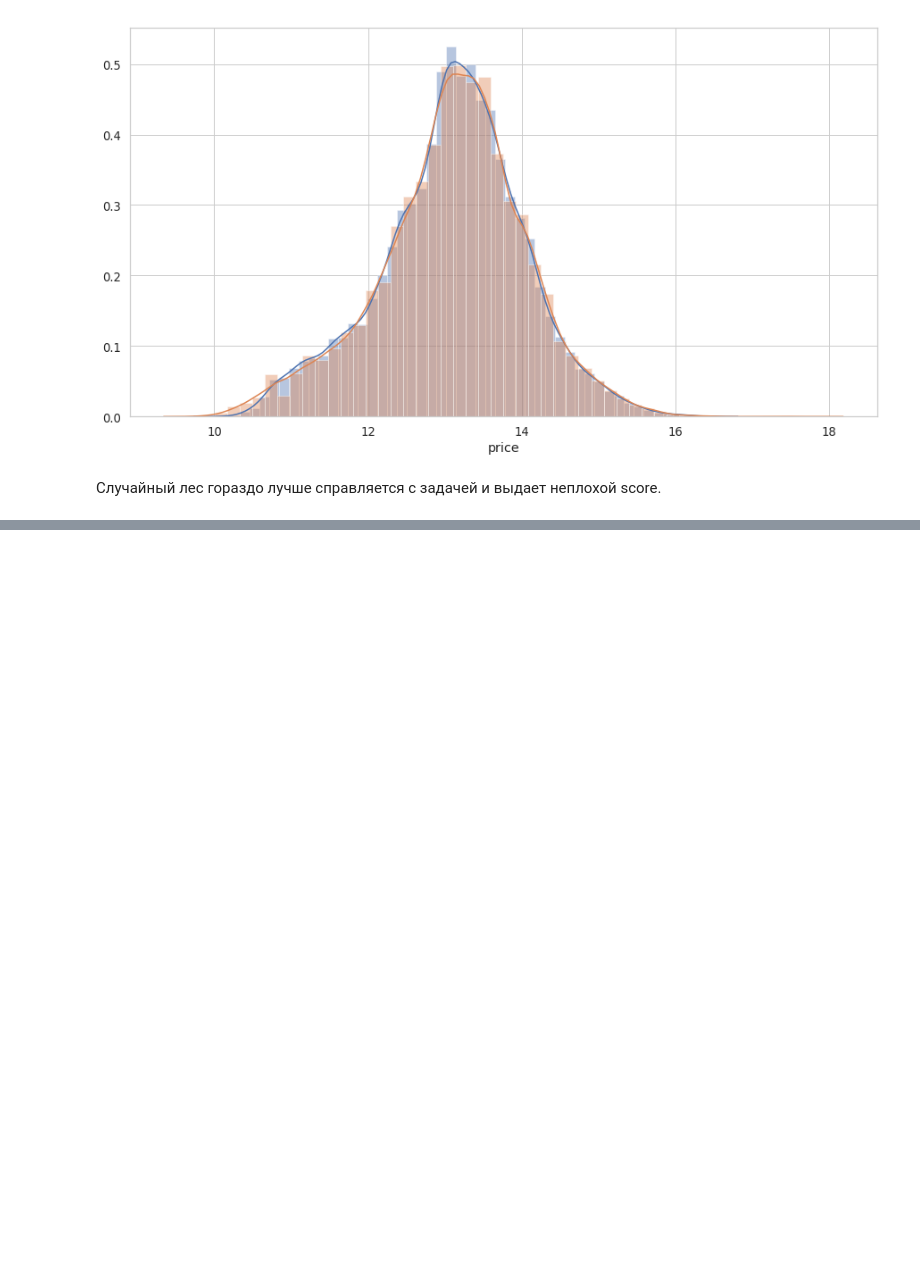
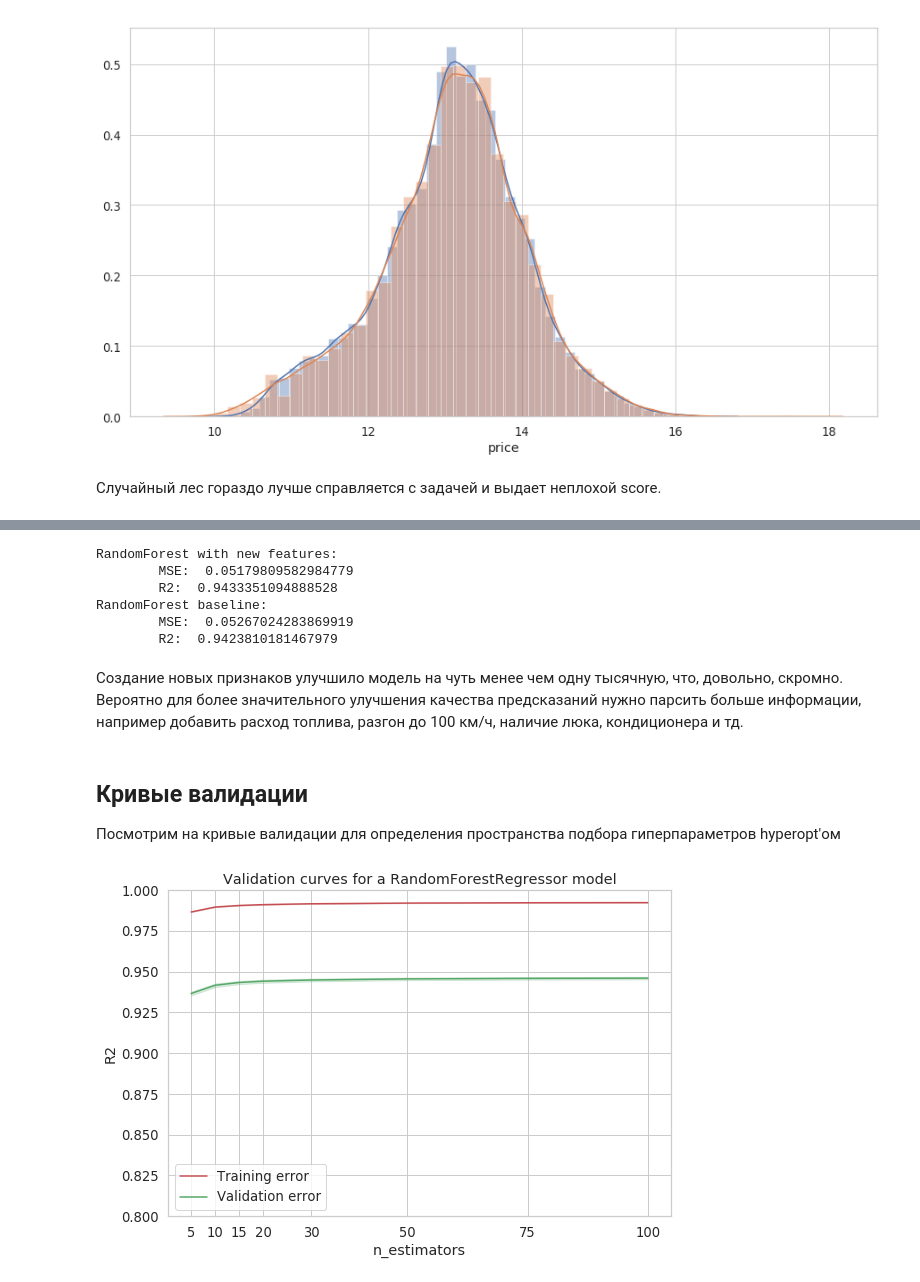
Before and after one commit to Curiosady/Learning-Projects, a Jupyter notebook: Auto.ru Car Price Prediction/main.ipynb, the cells around one changed output, grey strips where cells are left out. Saved outputs shown, nothing was run; the diff lists cells and outputs as text; code cells hidden in the pictures; blank space fills up the shorter version.

```diff
--- a/Auto.ru Car Price Prediction/main.ipynb
+++ b/Auto.ru Car Price Prediction/main.ipynb
@@ -510,0 +596,2 @@ sns.distplot(y_test);
+# %%
+X_new['tax_category'] = X_new['power'].apply(tax_categorizator)
@@ -510,0 +602,51 @@ sns.distplot(y_test);
+# %%
+X_new_train, X_new_test, y_train, y_test = train_test_split(X_new, y, test_size=0.3, \
+                                                            shuffle=True, random_state=RANDOM_SEED)
+# %%
+rf.fit(X_new_train, y_train);
+# %%
+y_preds_new_rf = rf.predict(X_new_test)
+print('RandomForest with new features:')
+print('\tMSE: ', mean_squared_error(y_test, y_preds_new_rf))
+print('\tR2: ', r2_score(y_test, y_preds_new_rf))
+print('RandomForest baseline:')
+print('\tMSE: ', mean_squared_error(y_test, y_preds_rf))
+print('\tR2: ', r2_score(y_test, y_preds_rf))
+# %% [output]
+RandomForest with new features:
+        MSE:  0.05179809582984779
+        R2:  0.9433351094888528
+RandomForest baseline:
+        MSE:  0.05267024283869919
+        R2:  0.9423810181467979
+# %% [markdown]
+Создание новых признаков улучшило модель на чуть менее чем одну тысячную, что, довольно, скромно. Вероятно для более значительного улучшения качества предсказаний нужно парсить больше информации, например добавить расход топлива, разгон до 100 км/ч, наличие люка, кондиционера и тд.
+# %% [markdown]
+## Кривые валидации
+Посмотрим на кривые валидации для определения пространства подбора гиперпараметров hyperopt'ом
+# %%
+def valid_curves_plot(hyperparam, param_range):
+    param_range = param_range
+    train_scores, test_scores = validation_curve(RandomForestRegressor(random_state=RANDOM_SEED, n_jobs=-1,),
+                                X_new_train, y_train, param_name=hyperparam, param_range=param_range,
+                                cv=kf, n_jobs=-1, scoring='r2')
+
+    train_scores_mean = np.mean(train_scores, axis=1)
+    train_scores_std = np.std(train_scores, axis=1)
+    test_scores_mean = np.mean(test_scores, axis=1)
+    test_scores_std = np.std(test_scores, axis=1)
+    plt.figure(figsize=(9,6))
+    plt.title('Validation curves for a RandomForestRegressor model')
+    plt.xlabel(hyperparam)
+    plt.ylabel('R2')
+    plt.ylim(0.8, 1.0)
+    plt.fill_between(param_range, train_scores_mean - train_scores_std, \
+                     train_scores_mean + train_scores_std, alpha=0.2, color="r")
+    plt.plot(param_range, train_scores_mean, label='Training error', color="r")
+    plt.fill_between(param_range, test_scores_mean - test_scores_std, \
+                     test_scores_mean + test_scores_std, alpha=0.2, color="g")
+    plt.plot(param_range, test_scores_mean, label='Validation error', color="g")
+
+    plt.legend(loc="best")
+    plt.xticks(param_range)
+    plt.show()
@@ -510,0 +655,5 @@ sns.distplot(y_test);
+# %%
+%%time
+valid_curves_plot(hyperparam='n_estimators', param_range=[5, 10, 15, 20, 30, 50, 75, 100])
+# %% [output]
+[figure, added]
```
Also changed, not shown: parts of 33 cells of this notebook.
